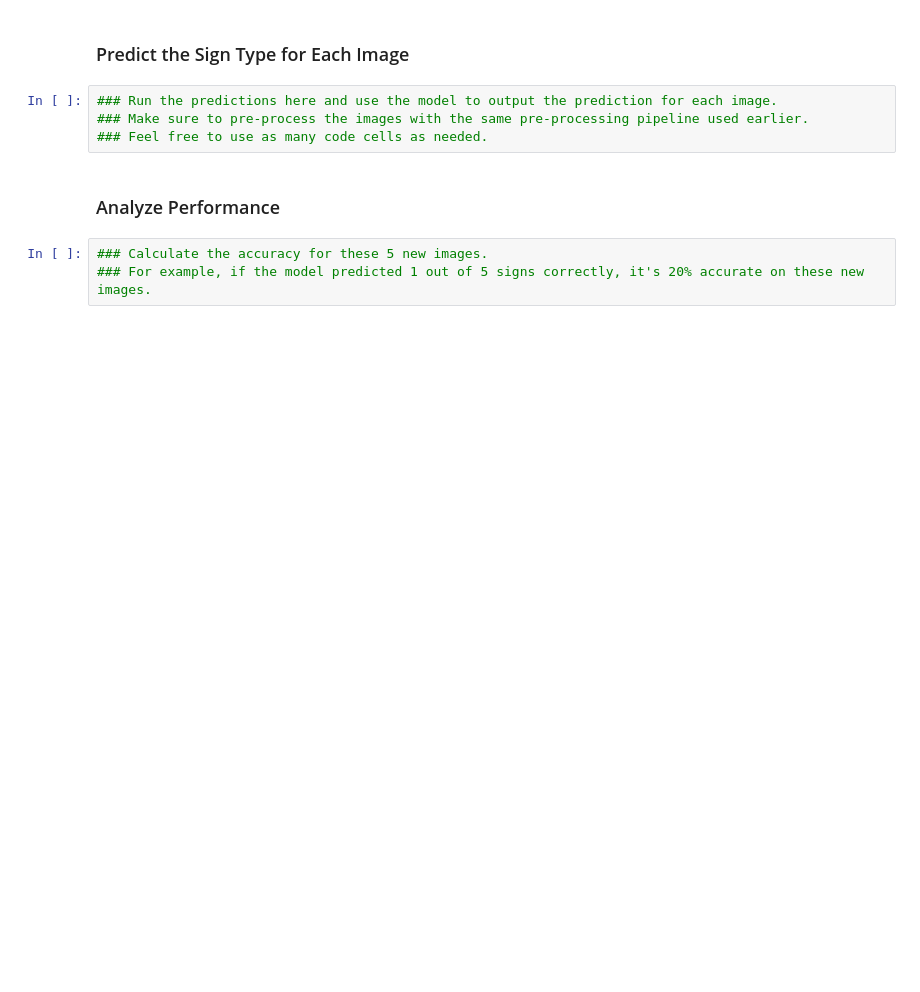
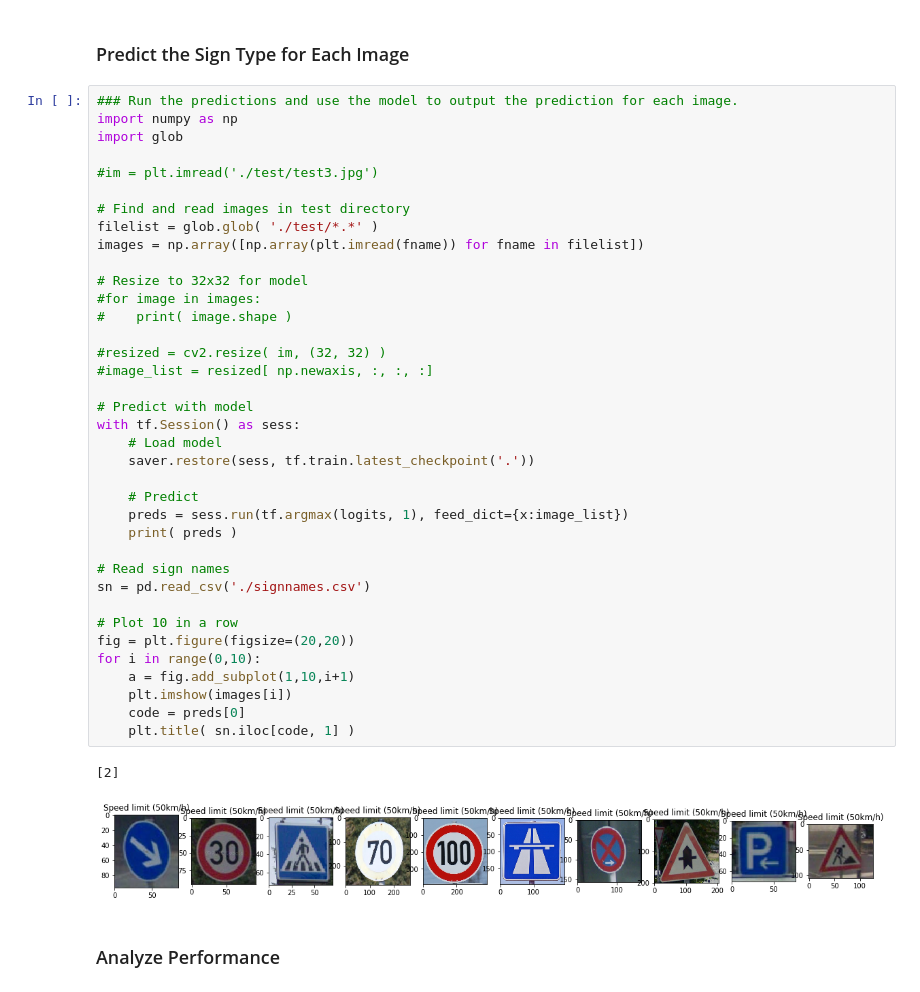
Before and after one commit to tjacobs/CarND-Traffic-Sign-Classifier-Project, a Jupyter notebook: Traffic_Sign_Classifier.ipynb, the cells around one changed output. Drawn from its saved outputs; the diff is of its cells as text; blank space fills up the shorter version.

```diff
--- a/Traffic_Sign_Classifier.ipynb
+++ b/Traffic_Sign_Classifier.ipynb
@@ -291,11 +295,44 @@ You may find `signnames.csv` useful as it contains mappings from the class id (i
 # %% [markdown]
 ### Predict the Sign Type for Each Image
-# %%
-### Run the predictions here and use the model to output the prediction for each image.
-### Make sure to pre-process the images with the same pre-processing pipeline used earlier.
-### Feel free to use as many code cells as needed.
+# %%
+### Run the predictions and use the model to output the prediction for each image.
+import numpy as np
+import glob
+
+#im = plt.imread('./test/test3.jpg')
+
+# Find and read images in test directory
+filelist = glob.glob( './test/*.*' )
+images = np.array([np.array(plt.imread(fname)) for fname in filelist])
+
+# Resize to 32x32 for model
+#for image in images:
+#    print( image.shape )
+
+#resized = cv2.resize( im, (32, 32) )
+#image_list = resized[ np.newaxis, :, :, :]
+
+# Predict with model
+with tf.Session() as sess:
+    # Load model
+    saver.restore(sess, tf.train.latest_checkpoint('.'))
+
+    # Predict
+    preds = sess.run(tf.argmax(logits, 1), feed_dict={x:image_list})
+    print( preds )
+
+# Read sign names
+sn = pd.read_csv('./signnames.csv')
+
+# Plot 10 in a row
+fig = plt.figure(figsize=(20,20))
+for i in range(0,10):
+    a = fig.add_subplot(1,10,i+1)
+    plt.imshow(images[i])
+    code = preds[0]
+    plt.title( sn.iloc[code, 1] )
+# %% [output]
+[2]
+[figure, added]
 # %% [markdown]
 ### Analyze Performance
-# %%
-### Calculate the accuracy for these 5 new images.
-### For example, if the model predicted 1 out of 5 signs correctly, it's 20% accurate on these new images.
```
Also changed, not shown: parts of 43 cells of this notebook.
